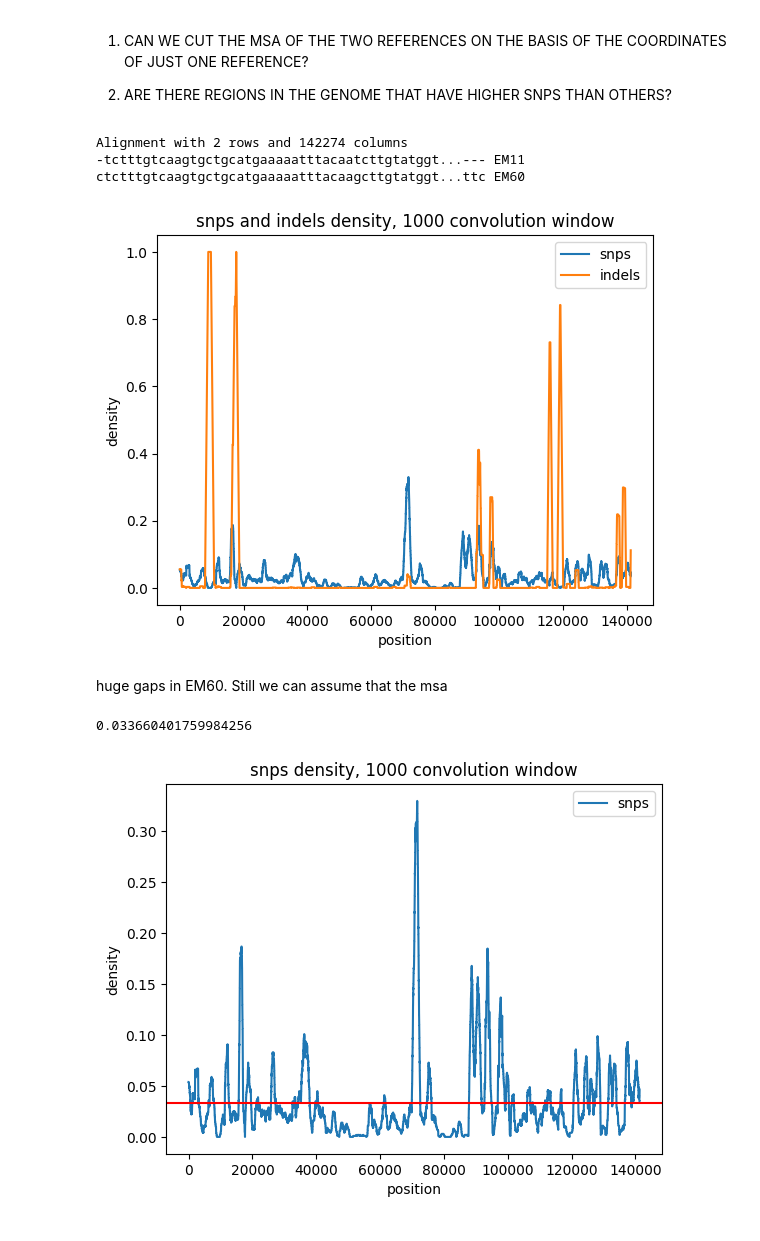
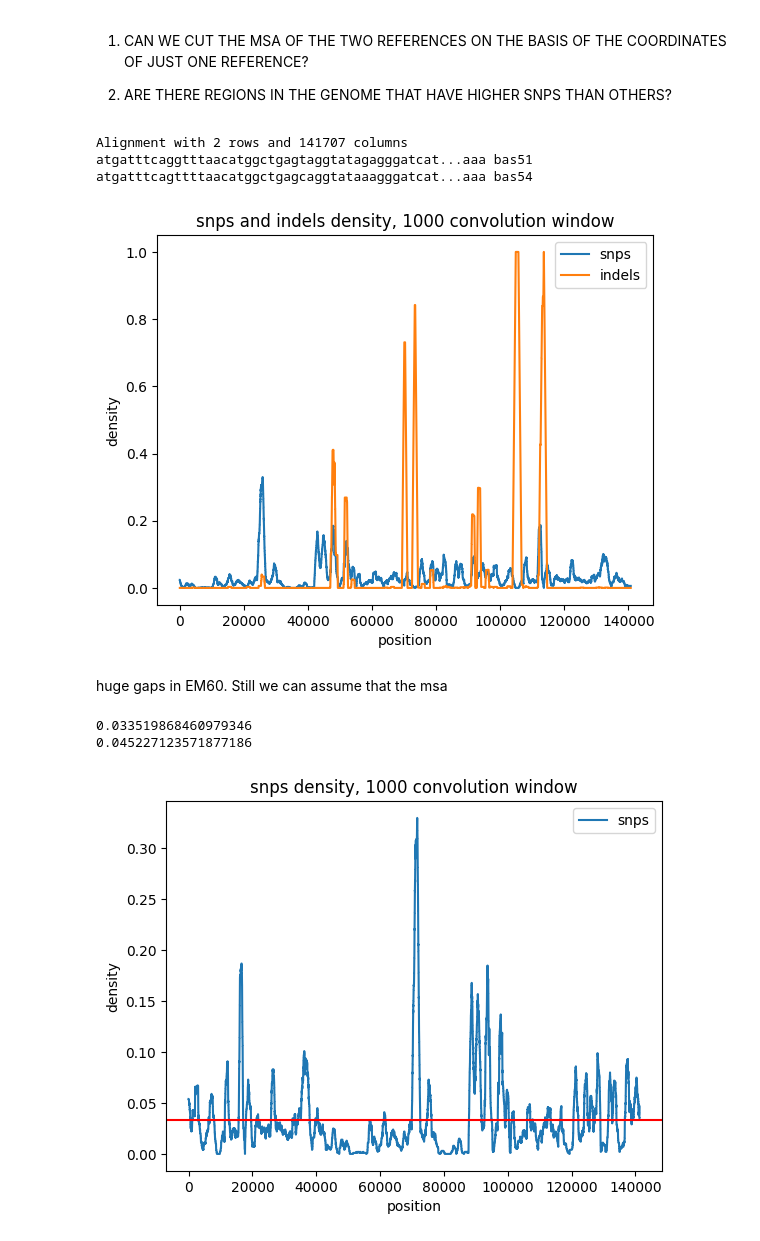
Before and after one commit to kcajj/recombinant_population_analysis, a Jupyter notebook: notebooks/refs_plots.ipynb, the cells around one changed output. Cells and saved outputs as stored; diff of their text form; code cells hidden in the pictures.

```diff
--- a/notebooks/refs_plots.ipynb
+++ b/notebooks/refs_plots.ipynb
@@ -34,35 +34,39 @@ def analyse_msa_matrix(msa_matrix):
 
     return snps, indels
 # %%
-file=f'/home/jack/code/recombinant_population_analysis/results/msa/refs_msa.fasta'
+file=f'/home/jack/code/recombinant_population_analysis/results/msa/msa_refs.fasta'
 
 msa_matrix = read_msa(file)
 
 convolution_window=1000
 
 snps, indels = analyse_msa_matrix(msa_matrix)
 snps_density=np.convolve(snps, np.ones(convolution_window), mode='valid')/convolution_window
 indels_density=np.convolve(indels, np.ones(convolution_window), mode='valid')/convolution_window
 
 plt.plot(snps_density, label='snps')
 plt.plot(indels_density, label='indels')
 plt.title(f'snps and indels density, {convolution_window} convolution window')
 plt.legend()
 plt.xlabel('position')
 plt.ylabel('density')
 plt.show()
 # %% [output]
-Alignment with 2 rows and 142274 columns
--tctttgtcaagtgctgcatgaaaaatttacaatcttgtatggt...--- EM11
-ctctttgtcaagtgctgcatgaaaaatttacaagcttgtatggt...ttc EM60
+Alignment with 2 rows and 141707 columns
+atgatttcaggtttaacatggctgagtaggtatagagggatcat...aaa bas51
+atgatttcagttttaacatggctgagcaggtataaagggatcat...aaa bas54
-[figure, old version]
+[figure, new version]
 # %% [markdown]
 huge gaps in EM60. Still we can assume that the msa
 # %%
 snps_freq = sum(snps)/len(snps)
-snps_freq
+print(snps_freq)
+
+indels_freq = sum(indels)/len(indels)
+print(indels_freq)
 # %% [output]
-0.033660401759984256
+0.033519868460979346
+0.045227123571877186
 # %%
 plt.plot(snps_density, label='snps')
 plt.axhline(y = snps_freq, color = 'r', linestyle = '-')
```
Also changed, not shown: 1 other file.
